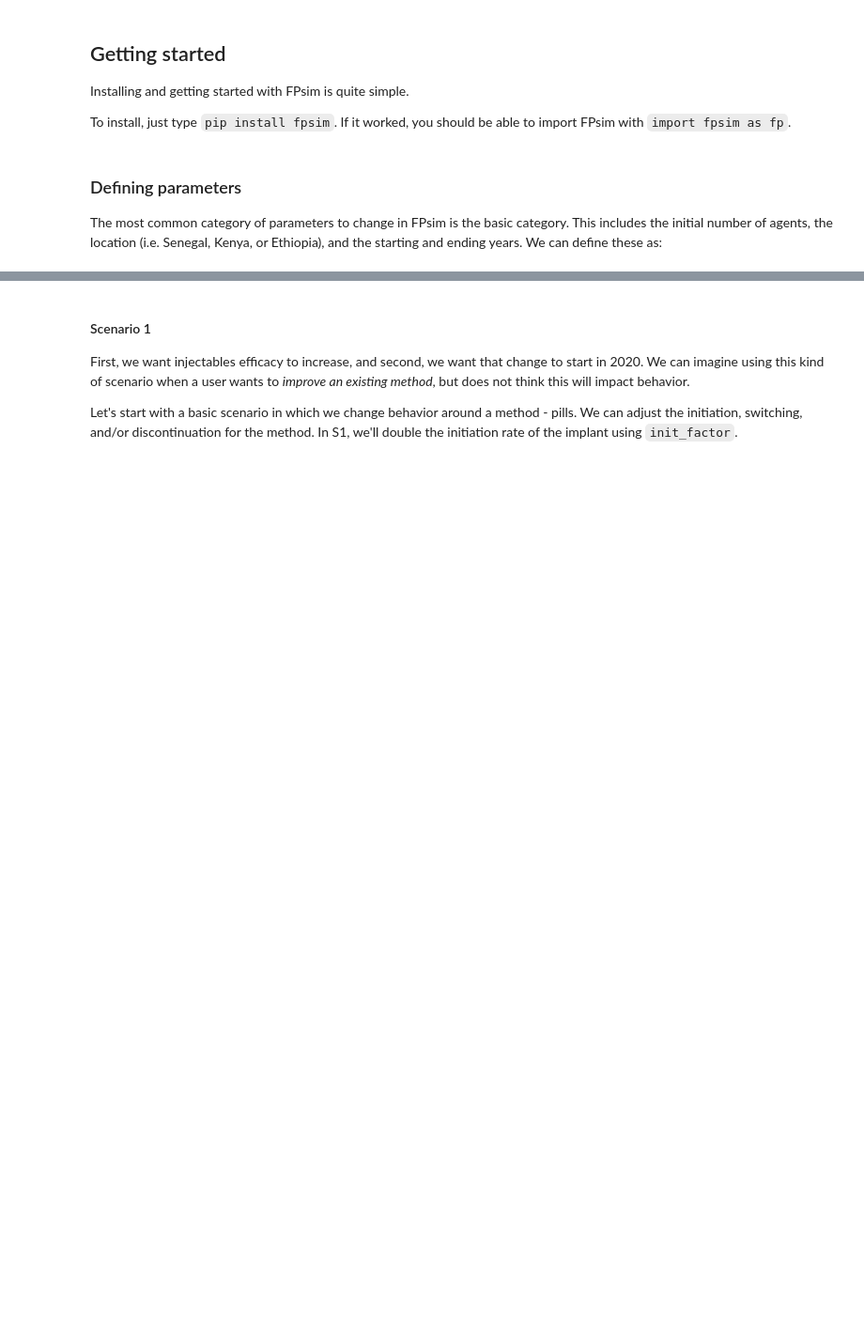
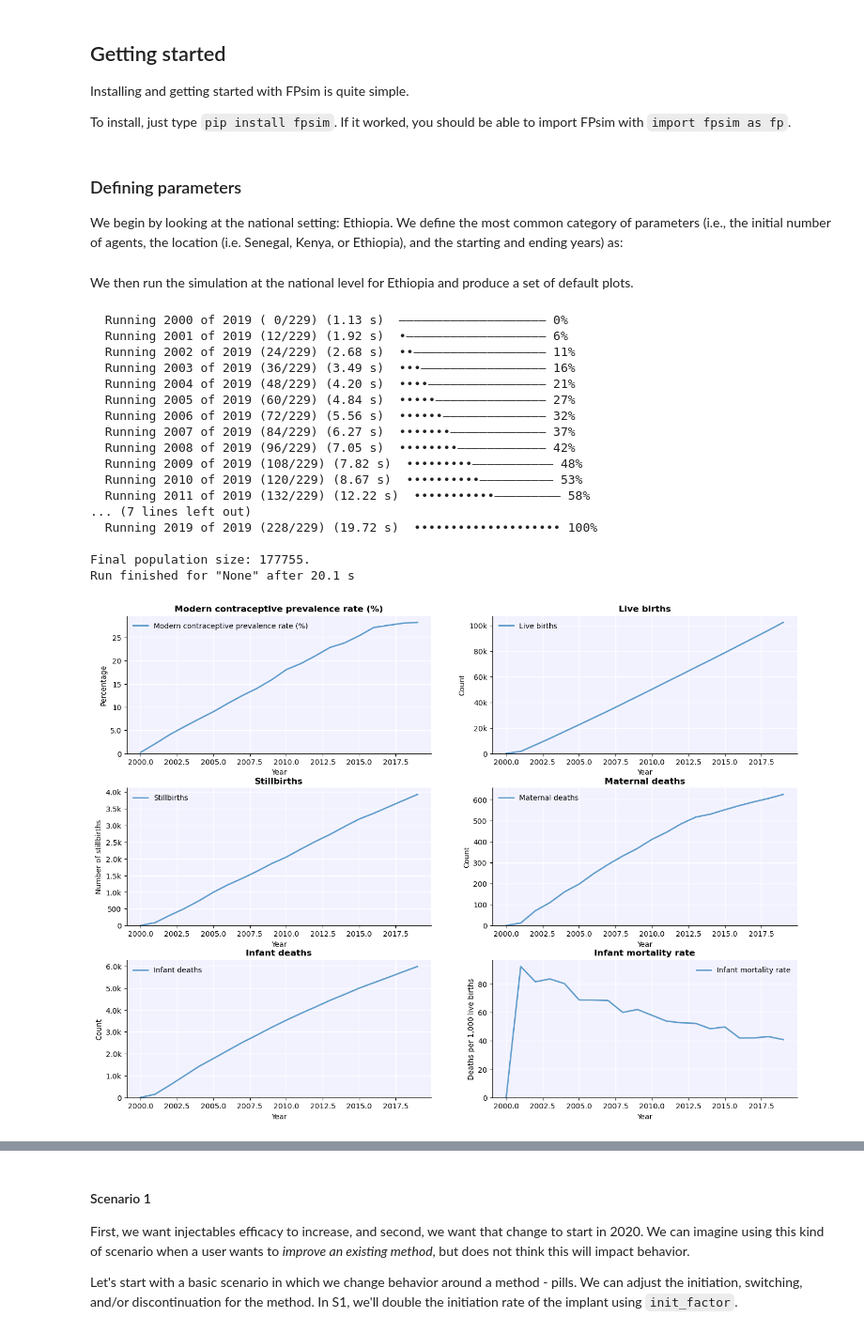
Before and after one commit to fpsim/fpsim, a Jupyter notebook: docs/tutorials/T4_subnational.ipynb, the cells around one changed output, grey strips where cells are left out. Shown at 94% size. Drawn from its saved outputs; the diff is of its cells as text; code cells hidden in the pictures; blank space fills up the shorter version.

Commit message:
Update T4_subnational.ipynb
Creates draft subnational tutorial for Ethiopia

```diff
--- a/docs/tutorials/T4_subnational.ipynb
+++ b/docs/tutorials/T4_subnational.ipynb
@@ -14,18 +14,40 @@ import sciris as sc
 # %% [markdown]
 ### Defining parameters
 
-The most common category of parameters to change in FPsim is the basic category. This includes the initial number of agents, the location (i.e. Senegal, Kenya, or Ethiopia), and the starting and ending years. We can define these as:
+We begin by looking at the national setting: Ethiopia. We define the most common category of parameters (i.e., the initial number of agents, the location (i.e. Senegal, Kenya, or Ethiopia), and the starting and ending years) as:
 # %%
 n_agents   = 100_000
 start_year = 2000
-end_year   = 2025
+end_year   = 2019
 repeats    = 3
 year       = 2010
 youth_ages = ['<18', '18-20']
 
-pars1 = fp.pars(location='amhara', n_agents=n_agents, start_year=start_year, end_year=end_year)
-pars2 = fp.pars(location='gambela', n_agents=n_agents, start_year=start_year, end_year=end_year)
-pars3 = fp.pars(location='oromia', n_agents=n_agents, start_year=start_year, end_year=end_year)
-pars4 = fp.pars(location='snnpr', n_agents=n_agents, start_year=start_year, end_year=end_year)
+pars = fp.pars(location='ethiopia', n_agents=n_agents, start_year=start_year, end_year=end_year)
 
 do_plot = True
+# %% [markdown]
+We then run the simulation at the national level for Ethiopia and produce a set of default plots.
+# %%
+sim = fp.Sim(pars)
+sim.run()
+sim.plot() # the default
+# %% [output]
+  Running 2000 of 2019 ( 0/229) (1.13 s)  ———————————————————— 0%
+  Running 2001 of 2019 (12/229) (1.92 s)  •——————————————————— 6%
+  Running 2002 of 2019 (24/229) (2.68 s)  ••—————————————————— 11%
+  Running 2003 of 2019 (36/229) (3.49 s)  •••————————————————— 16%
+  Running 2004 of 2019 (48/229) (4.20 s)  ••••———————————————— 21%
+  Running 2005 of 2019 (60/229) (4.84 s)  •••••——————————————— 27%
+  Running 2006 of 2019 (72/229) (5.56 s)  ••••••—————————————— 32%
+  Running 2007 of 2019 (84/229) (6.27 s)  •••••••————————————— 37%
+  Running 2008 of 2019 (96/229) (7.05 s)  ••••••••———————————— 42%
+  Running 2009 of 2019 (108/229) (7.82 s)  •••••••••——————————— 48%
+  Running 2010 of 2019 (120/229) (8.67 s)  ••••••••••—————————— 53%
+  Running 2011 of 2019 (132/229) (12.22 s)  •••••••••••————————— 58%
+... (7 lines left out)
+  Running 2019 of 2019 (228/229) (19.72 s)  •••••••••••••••••••• 100%
+
+Final population size: 177755.
+Run finished for "None" after 20.1 s
+[figure, added]
```
Also changed, not shown: parts of 23 cells of this notebook.
